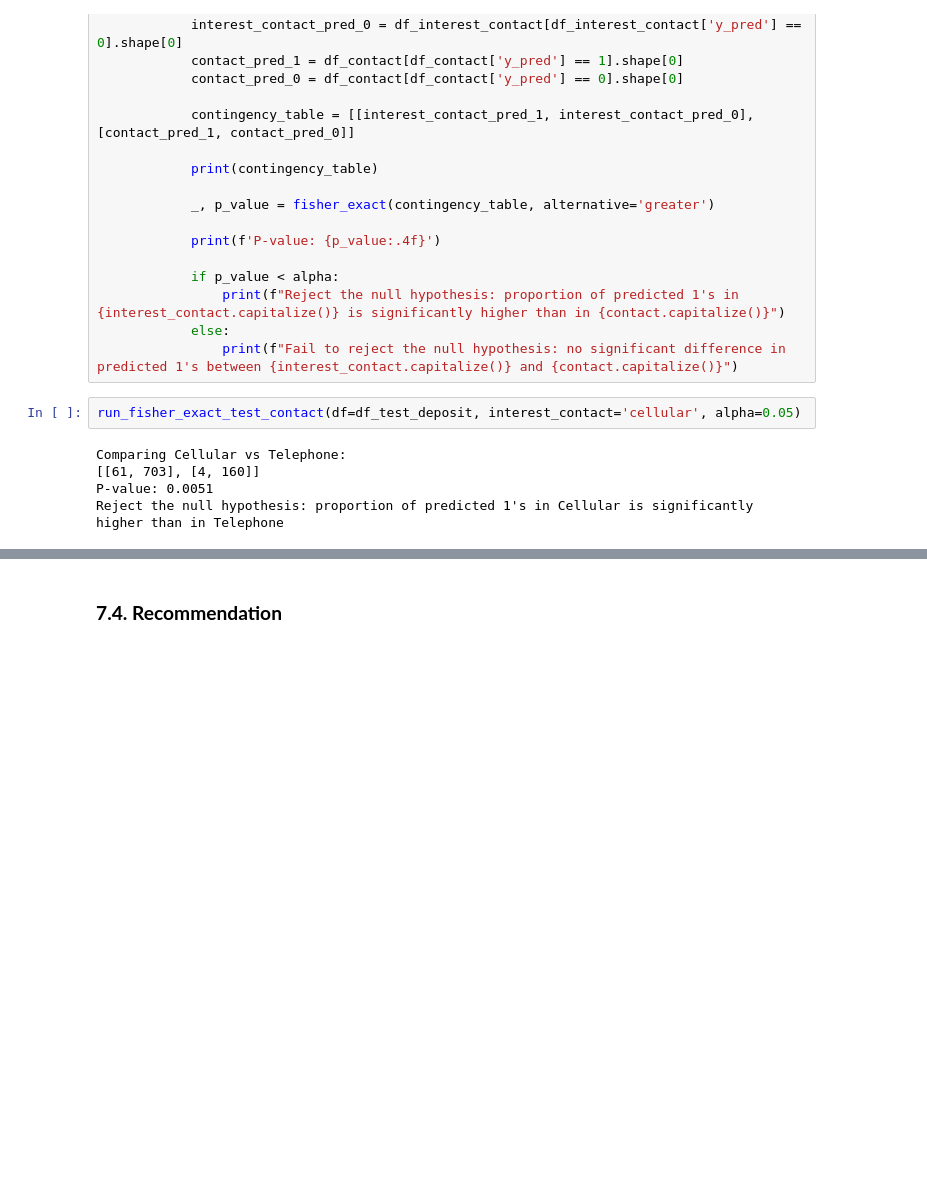
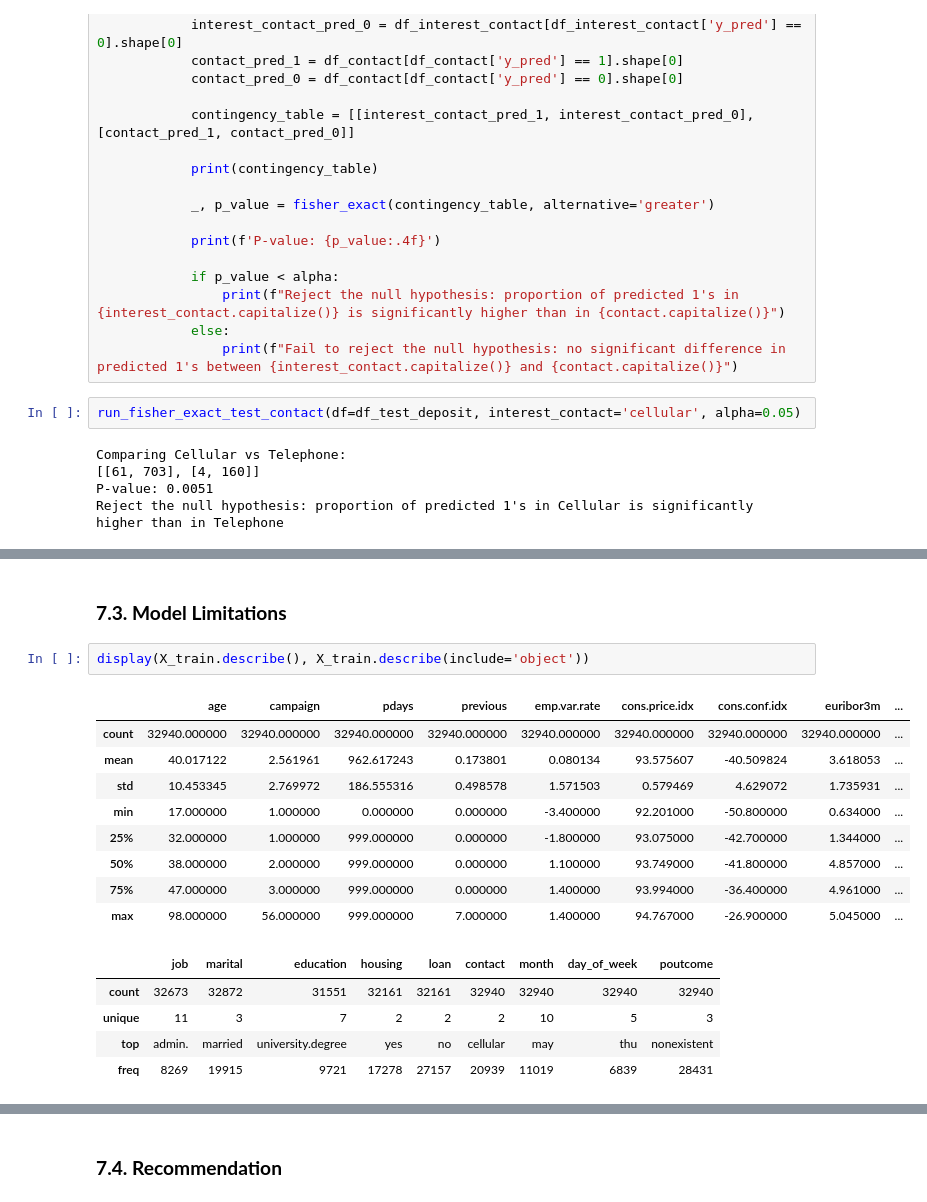
Before and after one commit to PurwadhikaDev/AlphaGroup_DTI_02_FinalProject, a Jupyter notebook: Notebook/Notebook.ipynb, the cells around one changed output, grey strips where cells are left out. Drawn from its saved outputs; the diff is of its cells as text; blank space fills up the shorter version.

```diff
--- a/Notebook/Notebook.ipynb
+++ b/Notebook/Notebook.ipynb
@@ -2258,0 +2261,19 @@ Reject the null hypothesis: proportion of predicted 1's in Cellular is significa
+# %% [markdown]
+### **7.3. Model Limitations**
+# %%
+display(X_train.describe(), X_train.describe(include='object'))
+# %% [output]
+|  | age | campaign | pdays | previous | emp.var.rate | cons.price.idx | cons.conf.idx | euribor3m | ... |
+| count | 32940.000000 | 32940.000000 | 32940.000000 | 32940.000000 | 32940.000000 | 32940.000000 | 32940.000000 | 32940.000000 | ... |
+| mean | 40.017122 | 2.561961 | 962.617243 | 0.173801 | 0.080134 | 93.575607 | -40.509824 | 3.618053 | ... |
+| std | 10.453345 | 2.769972 | 186.555316 | 0.498578 | 1.571503 | 0.579469 | 4.629072 | 1.735931 | ... |
+| min | 17.000000 | 1.000000 | 0.000000 | 0.000000 | -3.400000 | 92.201000 | -50.800000 | 0.634000 | ... |
+| 25% | 32.000000 | 1.000000 | 999.000000 | 0.000000 | -1.800000 | 93.075000 | -42.700000 | 1.344000 | ... |
+| 50% | 38.000000 | 2.000000 | 999.000000 | 0.000000 | 1.100000 | 93.749000 | -41.800000 | 4.857000 | ... |
+| 75% | 47.000000 | 3.000000 | 999.000000 | 0.000000 | 1.400000 | 93.994000 | -36.400000 | 4.961000 | ... |
+| max | 98.000000 | 56.000000 | 999.000000 | 7.000000 | 1.400000 | 94.767000 | -26.900000 | 5.045000 | ... |
+|  | job | marital | education | housing | loan | contact | month | day_of_week | poutcome |
+| count | 32673 | 32872 | 31551 | 32161 | 32161 | 32940 | 32940 | 32940 | 32940 |
+| unique | 11 | 3 | 7 | 2 | 2 | 2 | 10 | 5 | 3 |
+| top | admin. | married | university.degree | yes | no | cellular | may | thu | nonexistent |
+| freq | 8269 | 19915 | 9721 | 17278 | 27157 | 20939 | 11019 | 6839 | 28431 |
```
Also changed, not shown: parts of 5 cells of this notebook.
